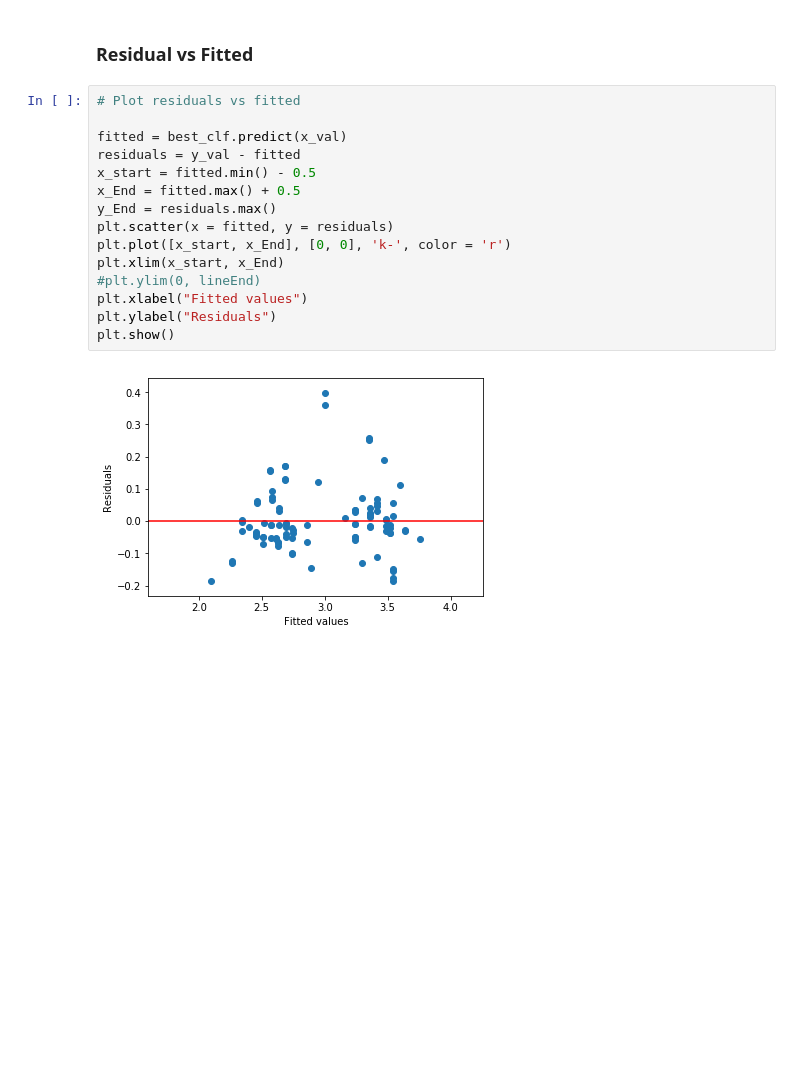
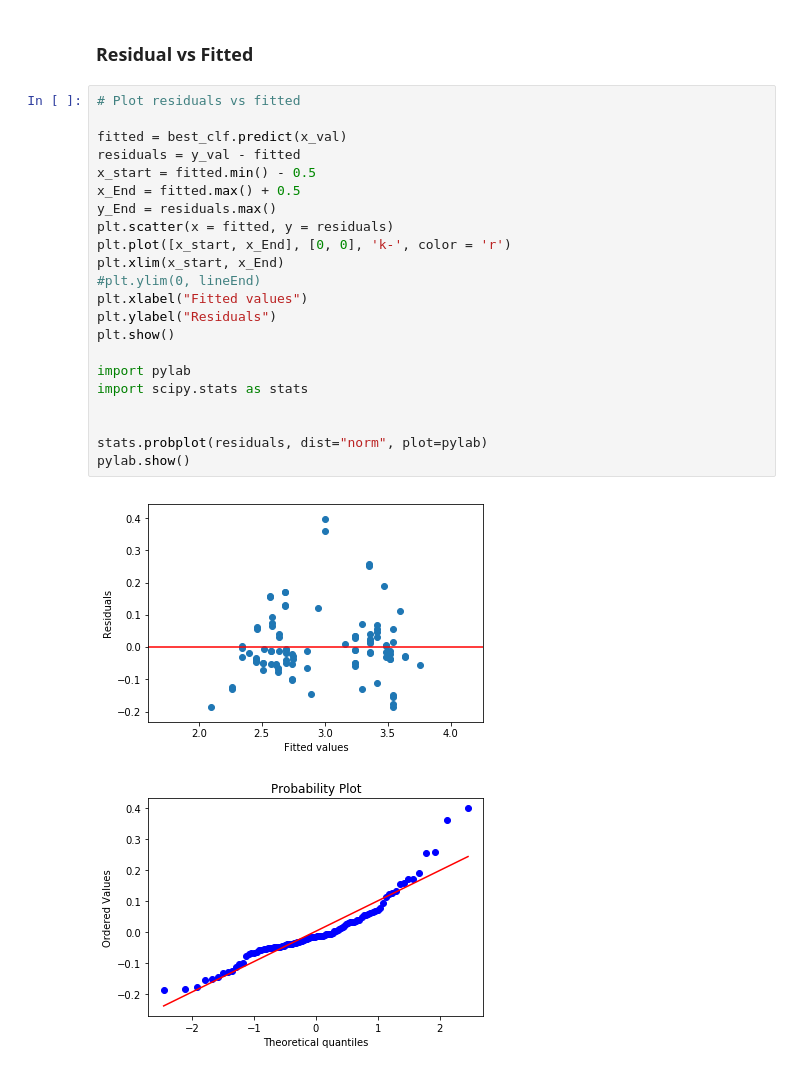
Before and after one commit to sammykyu/Energy-Efficiency-Prediction, a Jupyter notebook: HeatingLoadPrediction.ipynb, the cells around one changed output. Saved outputs shown, nothing was run; the diff lists cells and outputs as text; blank space fills up the shorter version.

```diff
--- a/HeatingLoadPrediction.ipynb
+++ b/HeatingLoadPrediction.ipynb
@@ -362,17 +362,25 @@ Optimized Model
 # %%
 # Plot residuals vs fitted
 
 fitted = best_clf.predict(x_val)
 residuals = y_val - fitted
 x_start = fitted.min() - 0.5
 x_End = fitted.max() + 0.5
 y_End = residuals.max()
 plt.scatter(x = fitted, y = residuals)
 plt.plot([x_start, x_End], [0, 0], 'k-', color = 'r')
 plt.xlim(x_start, x_End)
 #plt.ylim(0, lineEnd)
 plt.xlabel("Fitted values")
 plt.ylabel("Residuals")
 plt.show()
+
+import pylab
+import scipy.stats as stats
+
+
+stats.probplot(residuals, dist="norm", plot=pylab)
+pylab.show()
 # %% [output]
 [figure]
+[figure, added]
```
Also changed, not shown: parts of 2 cells of this notebook, 1 other file.
